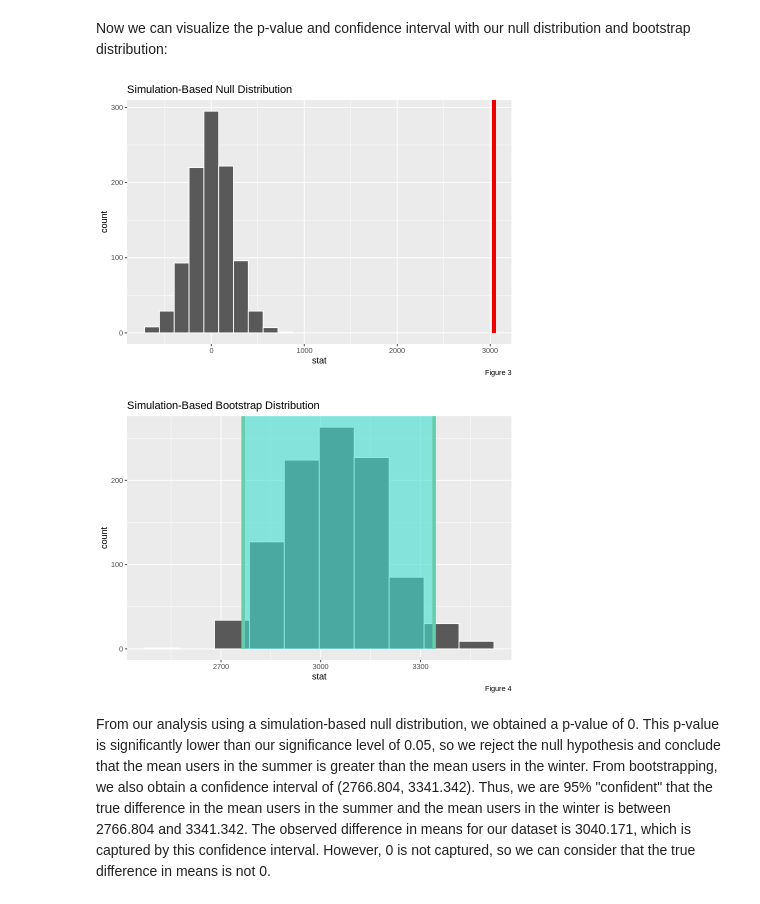
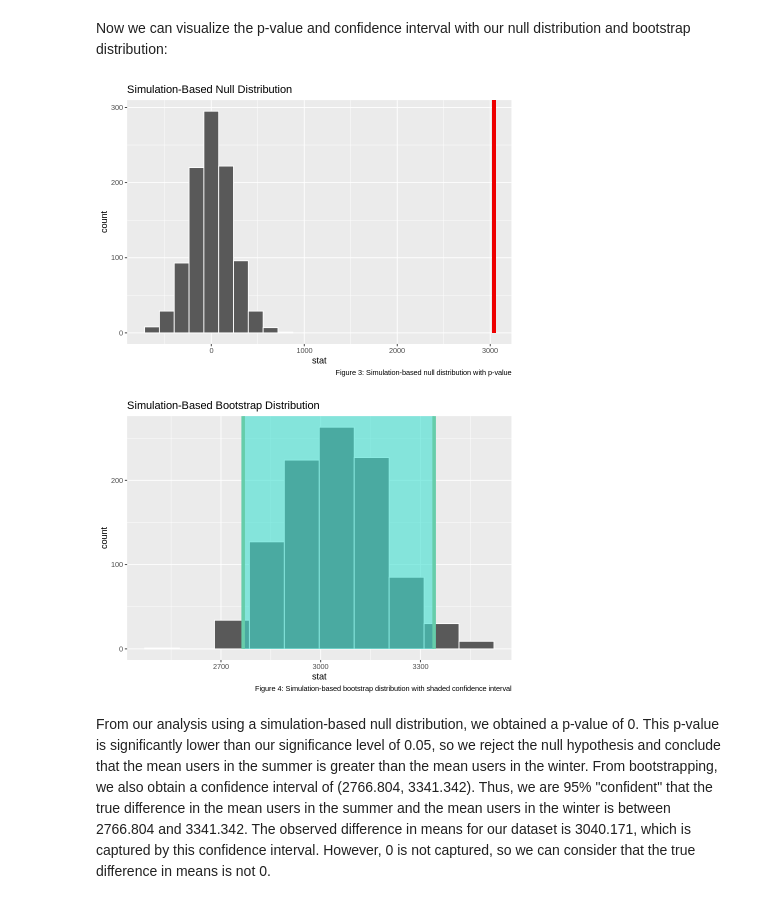
Before and after one commit to megannma/stat-201-2023s2-group-10, a Jupyter notebook: final_report.ipynb, the cells around one changed output. Saved outputs shown, nothing was run; the diff lists cells and outputs as text; code cells hidden in the pictures.

```diff
--- a/final_report.ipynb
+++ b/final_report.ipynb
@@ -199,15 +194,17 @@ A tibble: 1 × 4
 # %% [markdown]
 Now we can visualize the p-value and confidence interval with our null distribution and bootstrap distribution:
 # %%
-visualize(null_distribution, bins = 10) +
+null_dist_plot <- visualize(null_distribution, bins = 10) +
     shade_p_value(obs_stat = obs_diff_means, direction = "right") +
-    labs(caption = "Figure 3")
-visualize(bootstrap_distribution, bins = 10) +
+    labs(caption = "Figure 3: Simulation-based null distribution with p-value")
+null_dist_plot
+boot_dist_plot <- visualize(bootstrap_distribution, bins = 10) +
     shade_confidence_interval(endpoints = percentile_ci) +
-    labs(caption = "Figure 4")
+    labs(caption = "Figure 4: Simulation-based bootstrap distribution with shaded confidence interval")
+boot_dist_plot
 # %% [output]
-[figure, old version]
+[figure, new version]
-[figure, old version]
+[figure, new version]
 # %% [markdown]
 From our analysis using a simulation-based null distribution, we obtained a p-value of 0. This p-value is significantly lower than our significance level of 0.05, so we reject the null hypothesis and conclude that the mean users in the summer is greater than the mean users in the winter. From bootstrapping, we also obtain a confidence interval of (2766.804, 3341.342). Thus, we are 95% "confident" that the true difference in the mean users in the summer and the mean users in the winter is between 2766.804 and 3341.342. The observed difference in means for our dataset is 3040.171, which is captured by this confidence interval. However, 0 is not captured, so we can consider that the true difference in means is not 0.
 # %% [markdown]
```
Also changed, not shown: parts of 18 cells of this notebook.
